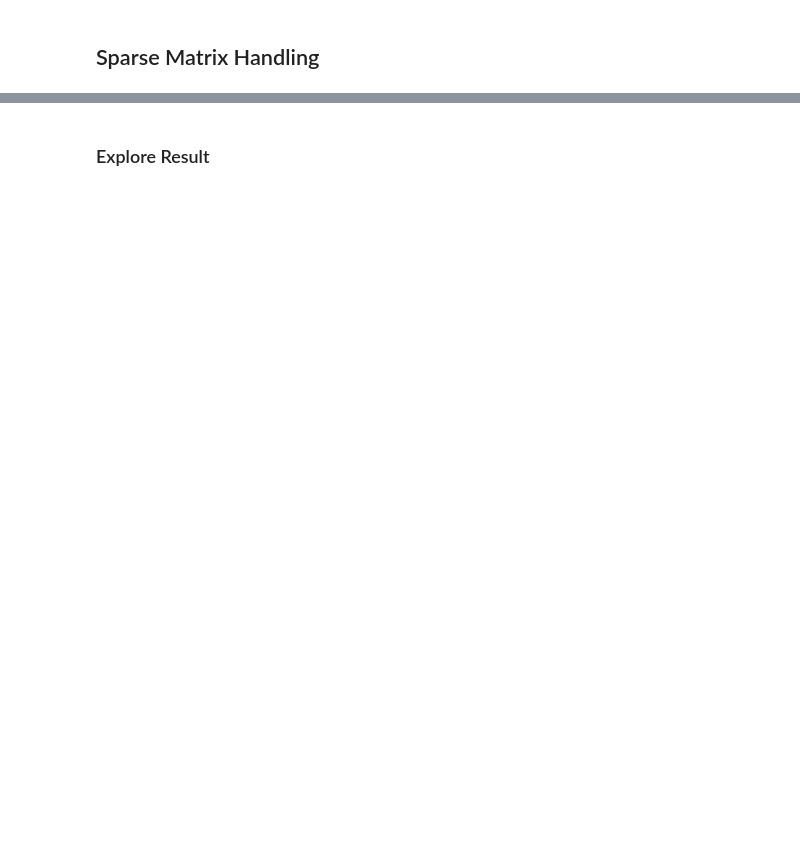
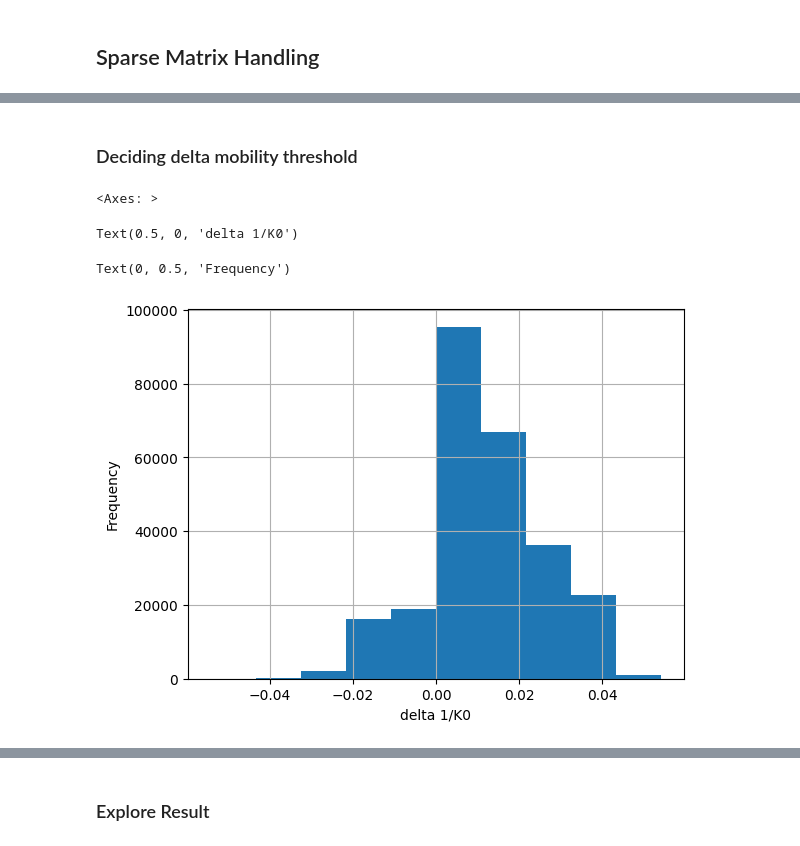
Before and after one commit to zix-xiao/scan-by-scan, a Jupyter notebook: notebooks/dev_10_scanbyscan_ims.ipynb, the cells around one changed output, grey strips where cells are left out. Cells and saved outputs as stored; diff of their text form; code cells hidden in the pictures; blank space fills up the shorter version.

```diff
--- a/notebooks/dev_10_scanbyscan_ims.ipynb
+++ b/notebooks/dev_10_scanbyscan_ims.ipynb
@@ -49,5 +48,5 @@ Filename: ssDDA_P064428_Fresh1_5ug_R1_BD5_1_4_ScanByScan
 ## Load maxquant result
 # %%
 # with isotope pattern
-Maxquant_result_dict = pd.read_pickle(filepath_or_buffer=maxquant_dict_pickle)
+maxquant_result_ref = pd.read_pickle(filepath_or_buffer=maxquant_dict_pickle)
 logging.debug("Loaded maxquant result with isotope pattern.")
@@ -197,0 +154,25 @@ im_pept_act = sparse_encode(
+# %%
+mobility_values = np.sort(data.mobility_values)
+mobility_values_df = pd.DataFrame(
+    mobility_values, columns=["mobility_values"]
+).reset_index()
+mobility_values_df.rename(
+    columns={"index": "mobility_values_index"}, inplace=True)
+# mobility_values_df.sort_values("mobility_values", inplace=True)
+# %%
+maxquant_result_ref["mz_length"] = maxquant_result_ref["IsoMZ"].apply(lambda x: len(x))
+maxquant_result_ref = maxquant_result_ref.sort_values("1/K0")
+maxquant_result_ref_with_im_index = pd.merge_asof(
+    left=maxquant_result_ref,
+    right=mobility_values_df,
+    left_on="1/K0",
+    right_on="mobility_values",
+    direction="nearest",
+)
+maxquant_result_ref_with_im_index_sortmz = maxquant_result_ref_with_im_index.copy()
+
+maxquant_result_ref_with_im_index_sortmz["mz_rank"] = (
+    maxquant_result_ref_with_im_index_sortmz["m/z"]
+    .rank(axis=0, method="first", ascending=True)
+    .astype(int)
+)
@@ -197,0 +424,16 @@ im_pept_act = sparse_encode(
+# %% [markdown]
+### Deciding delta mobility threshold
+# %%
+maxquant_result_ref_with_im_index["delta 1/K0"] = (
+    maxquant_result_ref_with_im_index["1/K0"]
+    - maxquant_result_ref_with_im_index["Calibrated 1/K0"]
+)
+# %%
+maxquant_result_ref_with_im_index["delta 1/K0"].hist()
+plt.xlabel("delta 1/K0")
+plt.ylabel("Frequency")
+# %% [output]
+<Axes: >
+Text(0.5, 0, 'delta 1/K0')
+Text(0, 0.5, 'Frequency')
+[figure, added]
```
Also changed, not shown: parts of 80 cells of this notebook, 5 other files.
